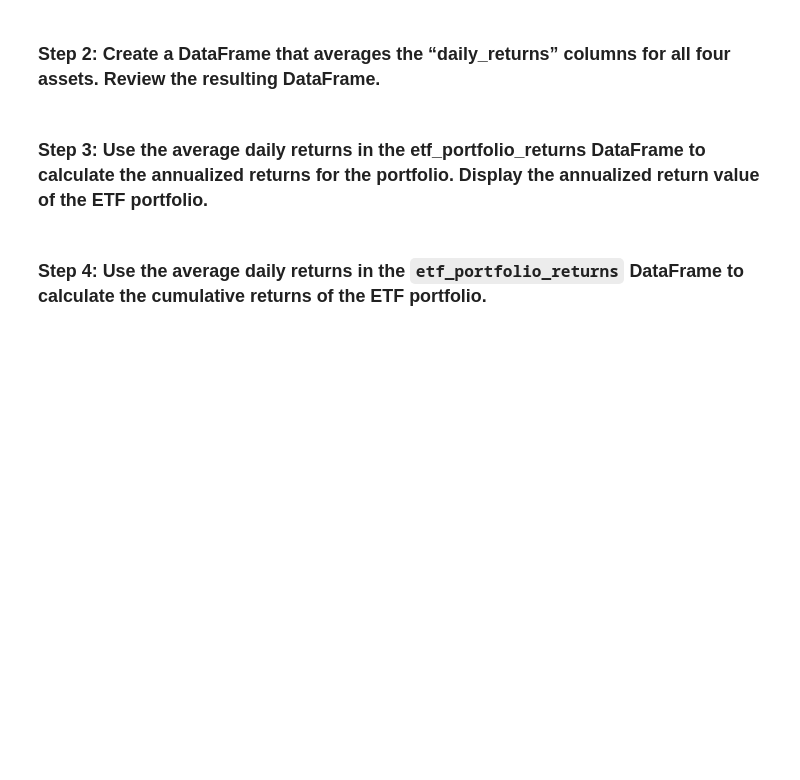
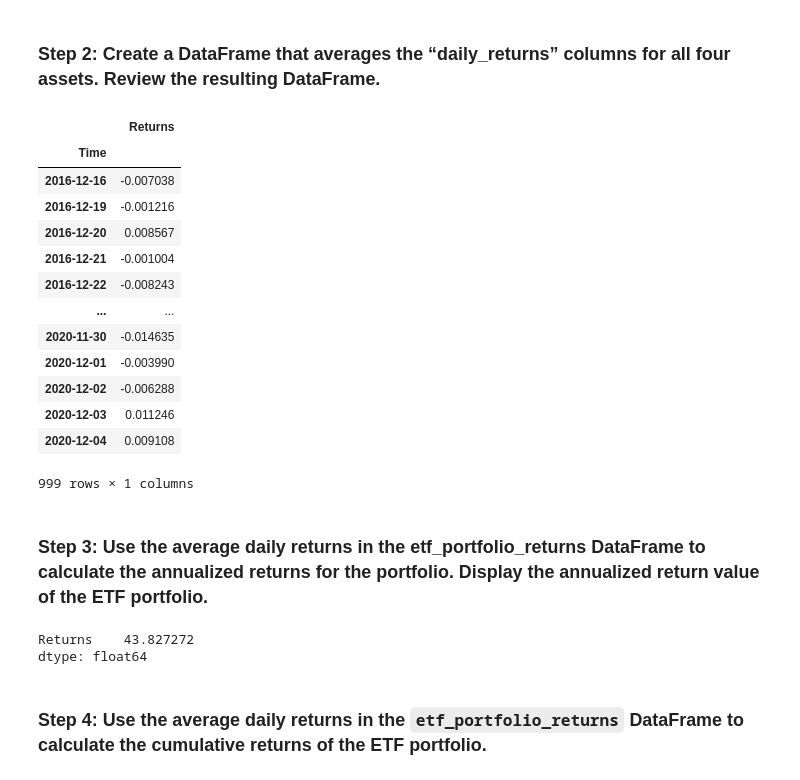
Before and after one commit to jpmaddox97/module_7_challenge, a Jupyter notebook: Starter_Code/etf_analyzer.ipynb, the cells around one changed output. Cells and saved outputs as stored; diff of their text form; code cells hidden in the pictures; blank space fills up the shorter version.

```diff
--- a/Starter_Code/etf_analyzer.ipynb
+++ b/Starter_Code/etf_analyzer.ipynb
@@ -351,6 +353,8 @@ query = """
     SELECT *
     FROM PYPL
     INNER JOIN GDOT ON GDOT.time=PYPL.time
+    INNER JOIN SQ ON SQ.time=PYPL.time
+    INNER JOIN GS ON GS.time=PYPL.time
 """
 
 # Using the query, read the data from the database into a Pandas DataFrame
@@ -369,19 +374,44 @@ etf_portfolio.head()
 ### Step 2: Create a DataFrame that averages the “daily_returns” columns for all four assets. Review the resulting DataFrame.
 # %%
 # Create a DataFrame that displays the mean value of the “daily_returns” columns for all four assets.
-etf_portfolio_returns = # YOUR CODE HERE
+etf_portfolio_returns = etf_portfolio['daily_returns'].mean(axis=1)
 
 # Review the resulting DataFrame
-# YOUR CODE HERE
+time = etf_portfolio.iloc[:,0]
+columns = ['Time', 'Returns']
+etf_portfolio_comp = pd.concat([time, etf_portfolio_returns], axis='columns', join='inner')
+etf_portfolio_comp.columns = columns
+etf_portfolio_comp['Time'] = pd.to_datetime(etf_portfolio_comp['Time']).dt.date
+etf_portfolio_comp = etf_portfolio_comp.set_index(['Time'])
+
+etf_portfolio_comp
+# %% [output]
+|  | Returns |
+| Time |  |
+| 2016-12-16 | -0.007038 |
+| 2016-12-19 | -0.001216 |
+| 2016-12-20 | 0.008567 |
+| 2016-12-21 | -0.001004 |
+| 2016-12-22 | -0.008243 |
+| ... | ... |
+| 2020-11-30 | -0.014635 |
+| 2020-12-01 | -0.003990 |
+| 2020-12-02 | -0.006288 |
+| 2020-12-03 | 0.011246 |
+| 2020-12-04 | 0.009108 |
+999 rows × 1 columns
 # %% [markdown]
 ### Step 3: Use the average daily returns in the etf_portfolio_returns DataFrame to calculate the annualized returns for the portfolio. Display the annualized return value of the ETF portfolio.
 # %%
 # Use the average daily returns provided by the etf_portfolio_returns DataFrame
 # to calculate the annualized return for the portfolio.
-annualized_etf_portfolio_returns = # YOUR CODE HERE
+annualized_etf_portfolio_returns = etf_portfolio_comp.mean() * 252
 
 # Display the annualized return value of the ETF portfolio.
-# YOUR CODE HERE
+annualized_etf_portfolio_returns * 100
+# %% [output]
+Returns    43.827272
+dtype: float64
 # %% [markdown]
 ### Step 4: Use the average daily returns in the `etf_portfolio_returns` DataFrame to calculate the cumulative returns of the ETF portfolio.
 # %%
```
Also changed, not shown: parts of 4 cells of this notebook.
